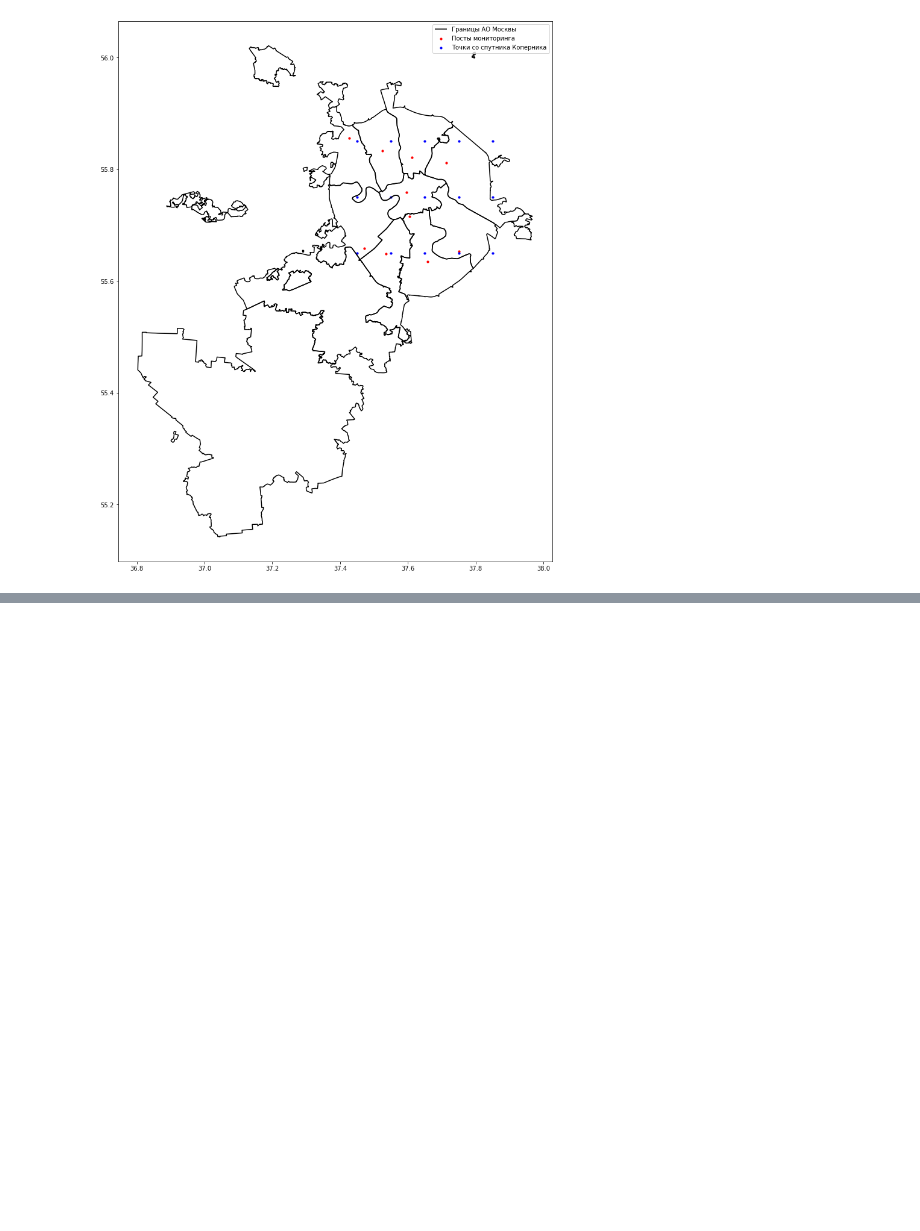
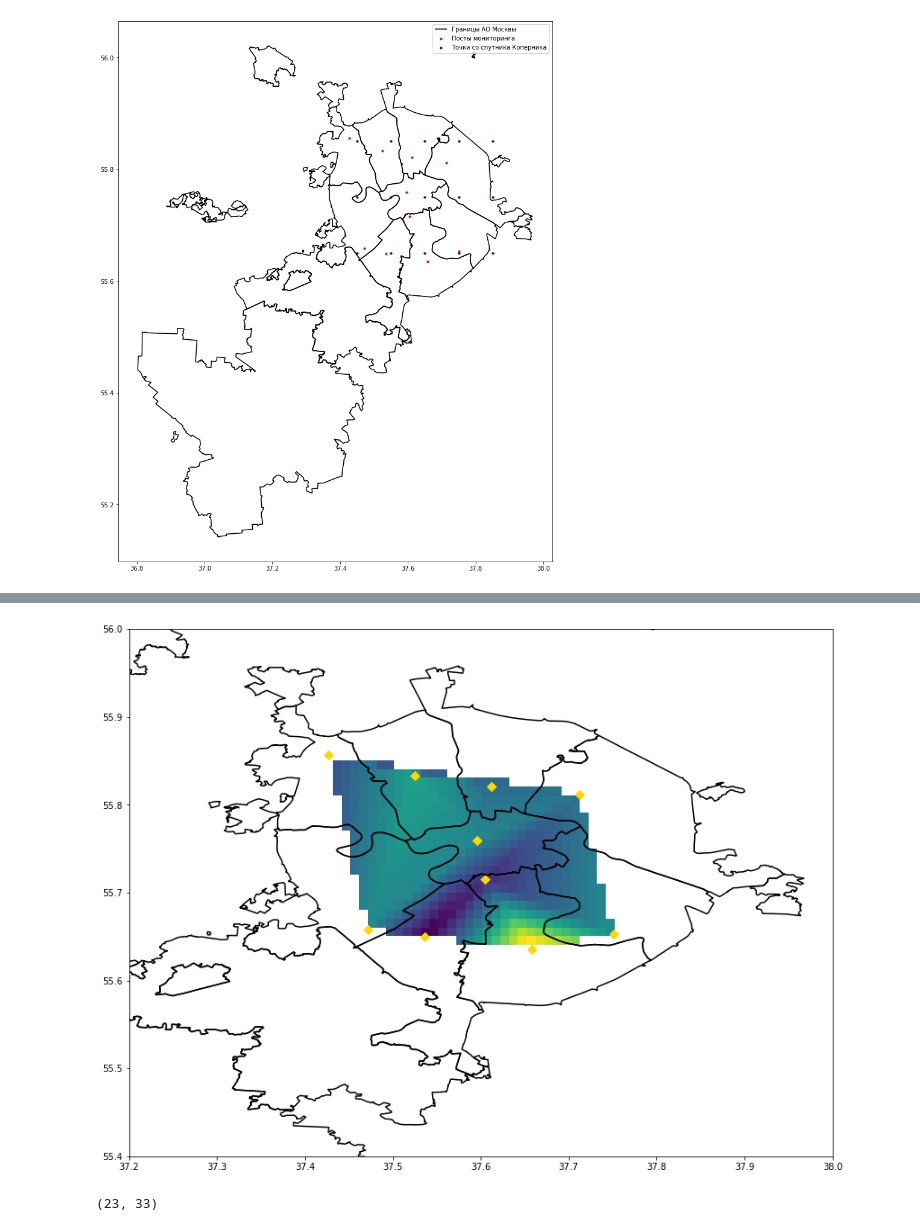
Before and after one commit to vprud/air_tracer, a Jupyter notebook: notes/01_read_data.ipynb, the cells around one changed output, grey strips where cells are left out. Cells and saved outputs as stored; diff of their text form; code cells hidden in the pictures; blank space fills up the shorter version.

```diff
--- a/notes/01_read_data.ipynb
+++ b/notes/01_read_data.ipynb
@@ -226,0 +286,3 @@ plt.show()
+# %%
+points3d = posts = gpd.GeoDataFrame(
+                exmpl_data, geometry=gpd.points_from_xy(exmpl_data.longitude, exmpl_data.latitude))
@@ -226,0 +291,2 @@ plt.show()
+# %%
+mask = (points3d['Дата и время'] >= '2020-09-23 20:40:00') & (points3d['Дата и время'] < '2020-09-23 21:00:00')
@@ -226,0 +376,20 @@ plt.show()
+# %%
+from rasterio.plot import show
+fig, ax = plt.subplots(figsize=(14,26))
+ax.set_xlim(37.2,38.0)
+ax.set_ylim(55.4,56.0)
+#ax.set_ylim(8359400,8359800)
+src = rasterio.open("./rst/triangleInterpolation.tif")
+ao.boundary.plot(ax=ax, color='black', edgecolor='black', aspect=2.25)
+
+points3d.plot(ax=ax, marker='D',markersize=50, color='gold', aspect=2.25)
+
+show(src)
+#set_size(10,120,ax=ax)
+plt.show()
+# %% [output]
+[figure, added]
+# %%
+zCoords.shape
+# %% [output]
+(23, 33)
```
Also changed, not shown: parts of 18 cells of this notebook, 4 other files.
